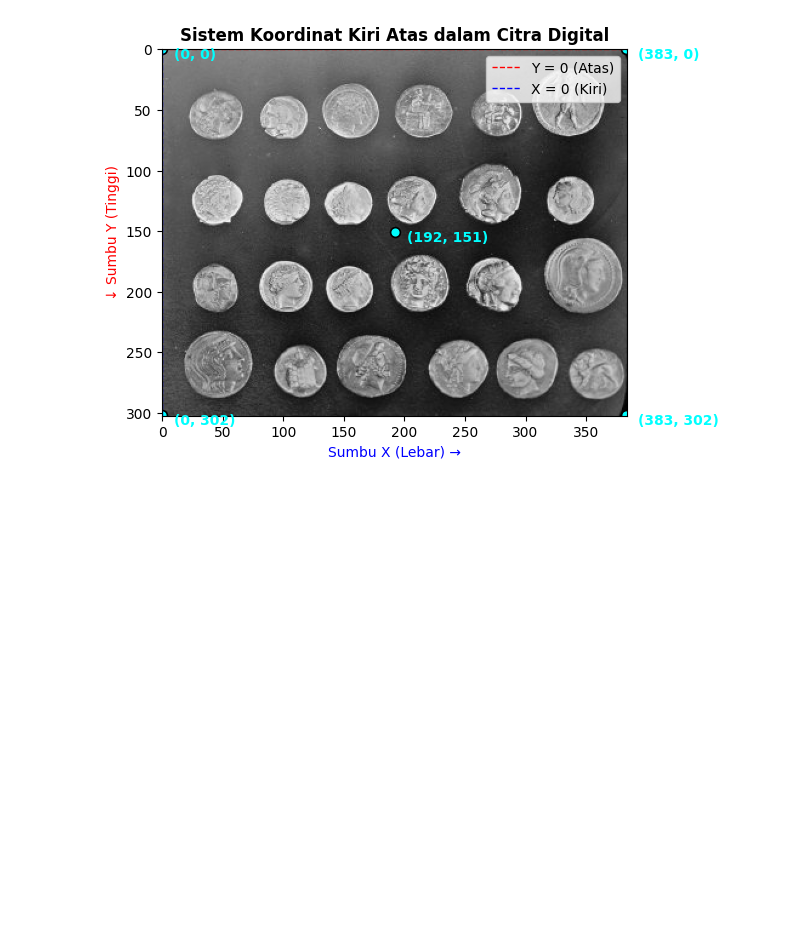
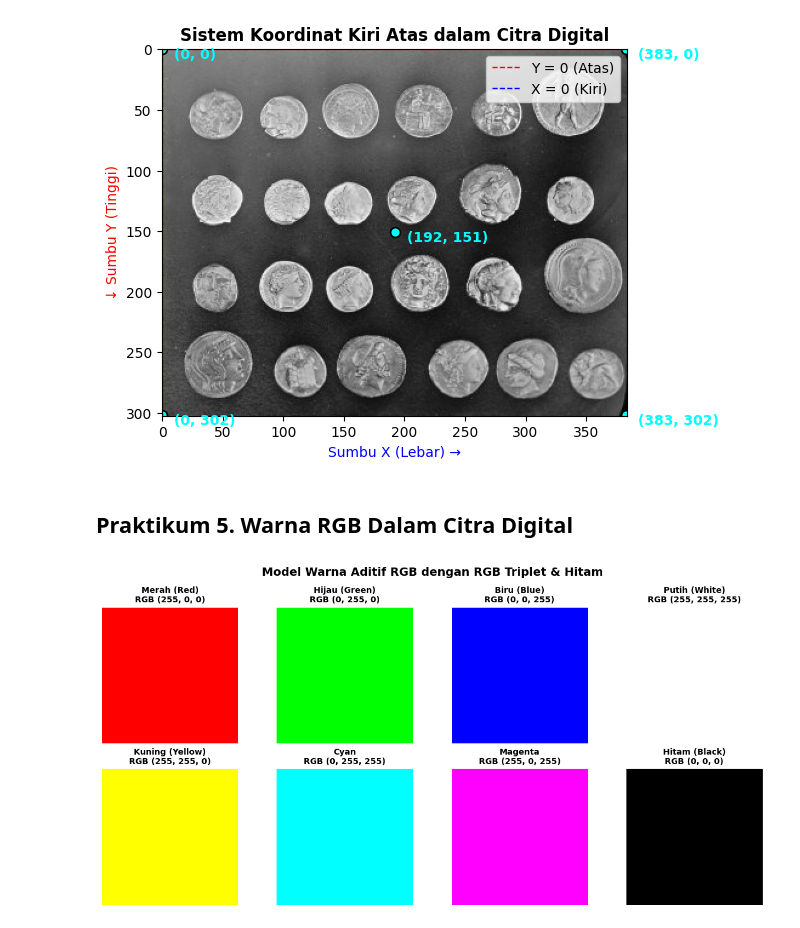
Before and after one commit to DycandX/2025-pengolahan-citra-ti2c, a Jupyter notebook: Jobsheet_01.ipynb, the cells around one changed output. Saved outputs shown, nothing was run; the diff lists cells and outputs as text; code cells hidden in the pictures; blank space fills up the shorter version.

Commit message:
Praktikum 5

```diff
--- a/Jobsheet_01.ipynb
+++ b/Jobsheet_01.ipynb
@@ -199,3 +199,56 @@ ax.legend(loc="upper right")
 plt.show()
 # %% [output]
 [figure]
+# %% [markdown]
+## Praktikum 5. Warna RGB Dalam Citra Digital
+# %%
+import numpy as np
+import matplotlib.pyplot as plt
+
+# Menjelaskan model warna aditif RGB dalam citra digital dengan RGB Triplet dan warna hitam
+
+# Membuat tiga kanal warna utama dalam model RGB
+red_channel = np.zeros((100, 100, 3), dtype=np.uint8)
+green_channel = np.zeros((100, 100, 3), dtype=np.uint8)
+blue_channel = np.zeros((100, 100, 3), dtype=np.uint8)
+
+# Mengatur warna merah, hijau, dan biru murni
+red_channel[:, :, 0] = 255  # (255, 0, 0) - Merah
+green_channel[:, :, 1] = 255  # (0, 255, 0) - Hijau
+blue_channel[:, :, 2] = 255  # (0, 0, 255) - Biru
+
+# Membuat kombinasi warna dari RGB
+yellow = red_channel + green_channel  # (255, 255, 0) - Kuning
+cyan = green_channel + blue_channel  # (0, 255, 255) - Cyan
+magenta = red_channel + blue_channel  # (255, 0, 255) - Magenta
+white = red_channel + green_channel + blue_channel  # (255, 255, 255) - Putih
+black = np.zeros((100, 100, 3), dtype=np.uint8)  # (0, 0, 0) - Hitam
+
+# Menampilkan hasil dengan RGB Triplet
+fig, axes = plt.subplots(2, 4, figsize=(12, 6))
+
+# List gambar, nama warna, dan RGB triplet
+color_list = [
+    red_channel, green_channel, blue_channel, white,
+    yellow, cyan, magenta, black
+]
+color_names = [
+    "Merah (Red)", "Hijau (Green)", "Biru (Blue)", "Putih (White)",
+    "Kuning (Yellow)", "Cyan", "Magenta", "Hitam (Black)"
+]
+rgb_values = [
+    "(255, 0, 0)", "(0, 255, 0)", "(0, 0, 255)", "(255, 255, 255)",
+    "(255, 255, 0)", "(0, 255, 255)", "(255, 0, 255)", "(0, 0, 0)"
+]
+
+# Plot warna primer, hasil campuran, dan hitam dengan RGB triplet
+for ax, color, name, rgb in zip(axes.flat, color_list, color_names, rgb_values):
+    ax.imshow(color)
+    ax.set_title(f"{name}\nRGB {rgb}", fontsize=10, fontweight="bold")
+    ax.axis('off')
+
+plt.suptitle("Model Warna Aditif RGB dengan RGB Triplet & Hitam", fontsize=14, fontweight="bold")
+plt.tight_layout()
+plt.show()
+# %% [output]
+[figure, added]
```
